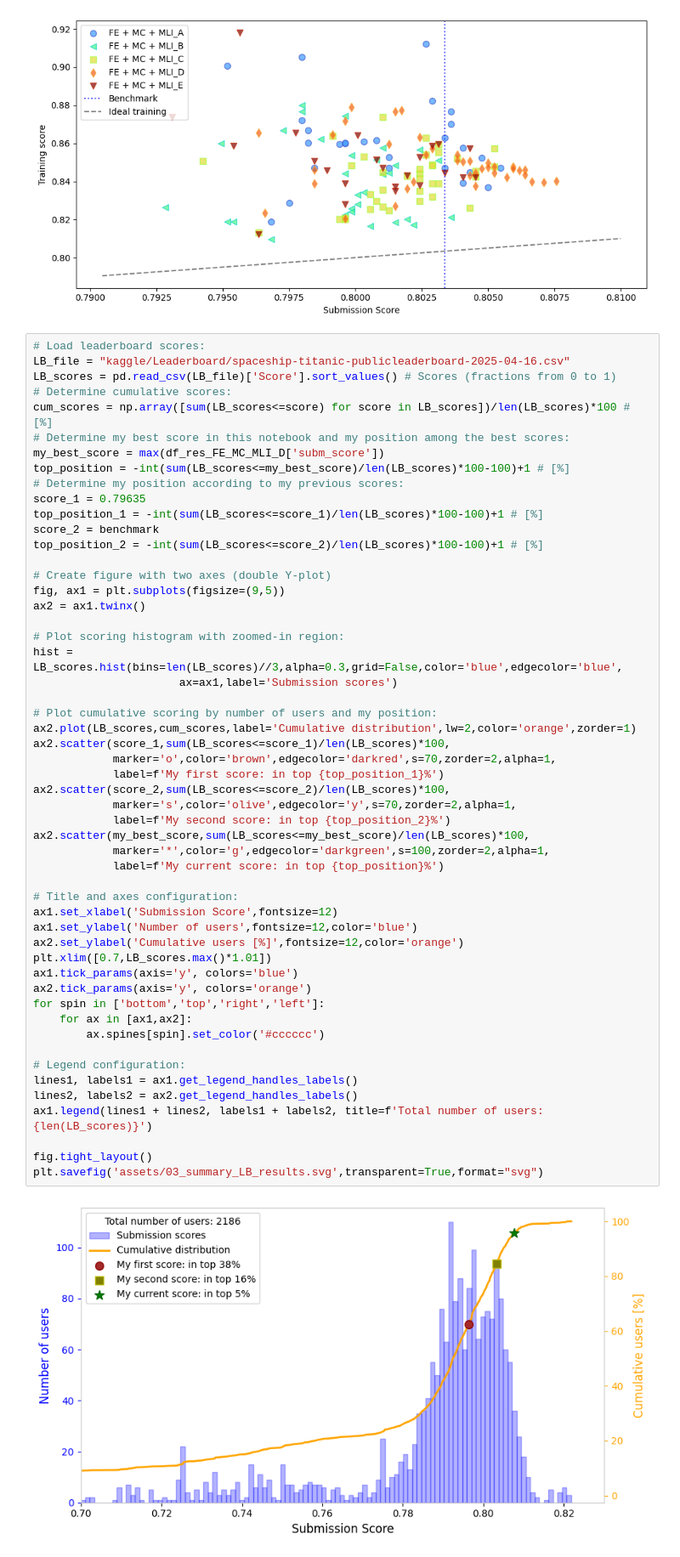
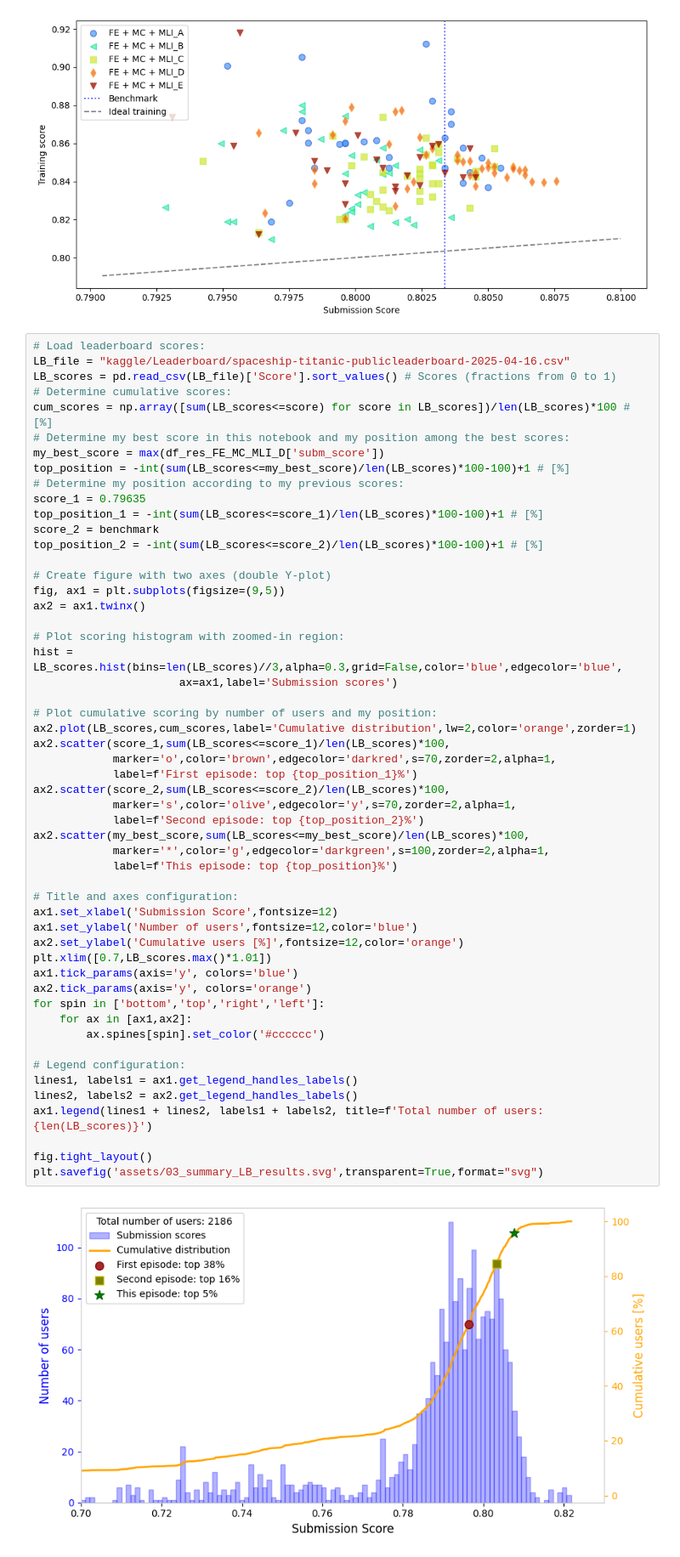
Before and after one commit to Fertmeneses/titanic-spaceship-kaggle, a Jupyter notebook: 03_spaceship-titanic-data-imputation.ipynb, the cells around one changed output. Shown at 85% size. Cells and saved outputs as stored; diff of their text form.

Commit message:
Improve summary_LB figure

```diff
--- a/03_spaceship-titanic-data-imputation.ipynb
+++ b/03_spaceship-titanic-data-imputation.ipynb
@@ -1891,37 +1891,37 @@ hist = LB_scores.hist(bins=len(LB_scores)//3,alpha=0.3,grid=False,color='blue',e
                       ax=ax1,label='Submission scores')
 
 # Plot cumulative scoring by number of users and my position:
 ax2.plot(LB_scores,cum_scores,label='Cumulative distribution',lw=2,color='orange',zorder=1)
 ax2.scatter(score_1,sum(LB_scores<=score_1)/len(LB_scores)*100,
             marker='o',color='brown',edgecolor='darkred',s=70,zorder=2,alpha=1,
-            label=f'My first score: in top {top_position_1}%')
+            label=f'First episode: top {top_position_1}%')
 ax2.scatter(score_2,sum(LB_scores<=score_2)/len(LB_scores)*100,
             marker='s',color='olive',edgecolor='y',s=70,zorder=2,alpha=1,
-            label=f'My second score: in top {top_position_2}%')
+            label=f'Second episode: top {top_position_2}%')
 ax2.scatter(my_best_score,sum(LB_scores<=my_best_score)/len(LB_scores)*100,
             marker='*',color='g',edgecolor='darkgreen',s=100,zorder=2,alpha=1,
-            label=f'My current score: in top {top_position}%')
+            label=f'This episode: top {top_position}%')
 
 # Title and axes configuration:
 ax1.set_xlabel('Submission Score',fontsize=12)
 ax1.set_ylabel('Number of users',fontsize=12,color='blue')
 ax2.set_ylabel('Cumulative users [%]',fontsize=12,color='orange')
 plt.xlim([0.7,LB_scores.max()*1.01])
 ax1.tick_params(axis='y', colors='blue')
 ax2.tick_params(axis='y', colors='orange')
 for spin in ['bottom','top','right','left']:
     for ax in [ax1,ax2]:
         ax.spines[spin].set_color('#cccccc')
 
 # Legend configuration:
 lines1, labels1 = ax1.get_legend_handles_labels()
 lines2, labels2 = ax2.get_legend_handles_labels()
 ax1.legend(lines1 + lines2, labels1 + labels2, title=f'Total number of users: {len(LB_scores)}')
 
 fig.tight_layout()
 plt.savefig('assets/03_summary_LB_results.svg',transparent=True,format="svg")
 # %% [output]
-[figure, old version]
+[figure, new version]
 # %%
 # Best submission result for each data+ML model:
 all_results = results_general | results_MLI
```
Also changed, not shown: 3 other files.
